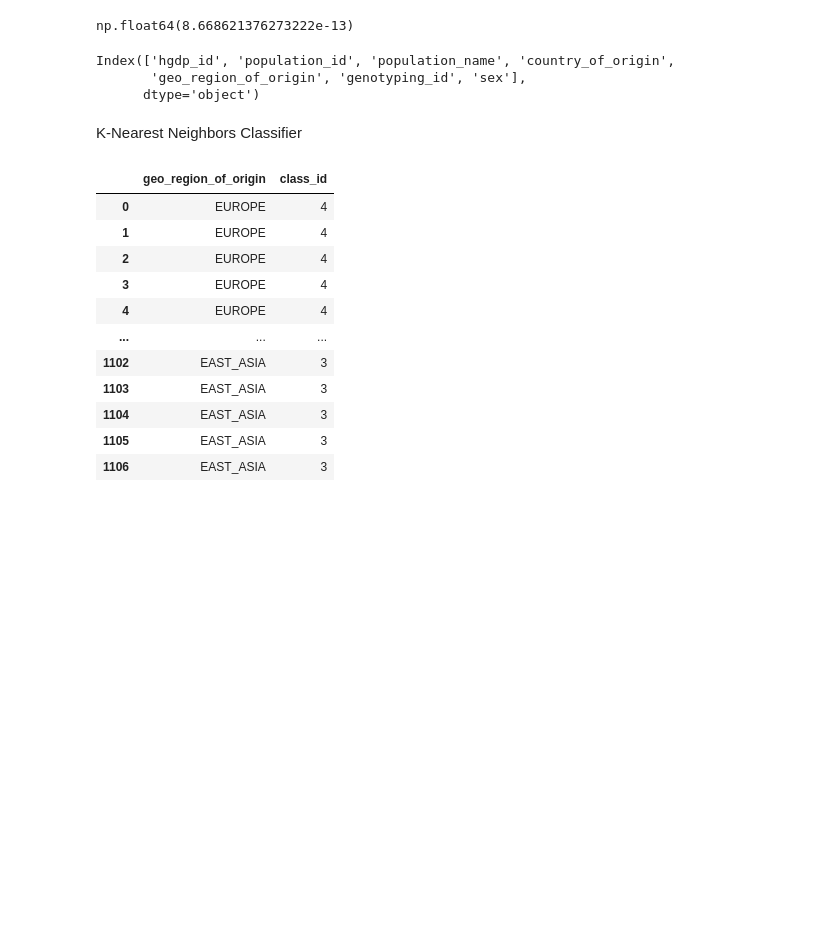
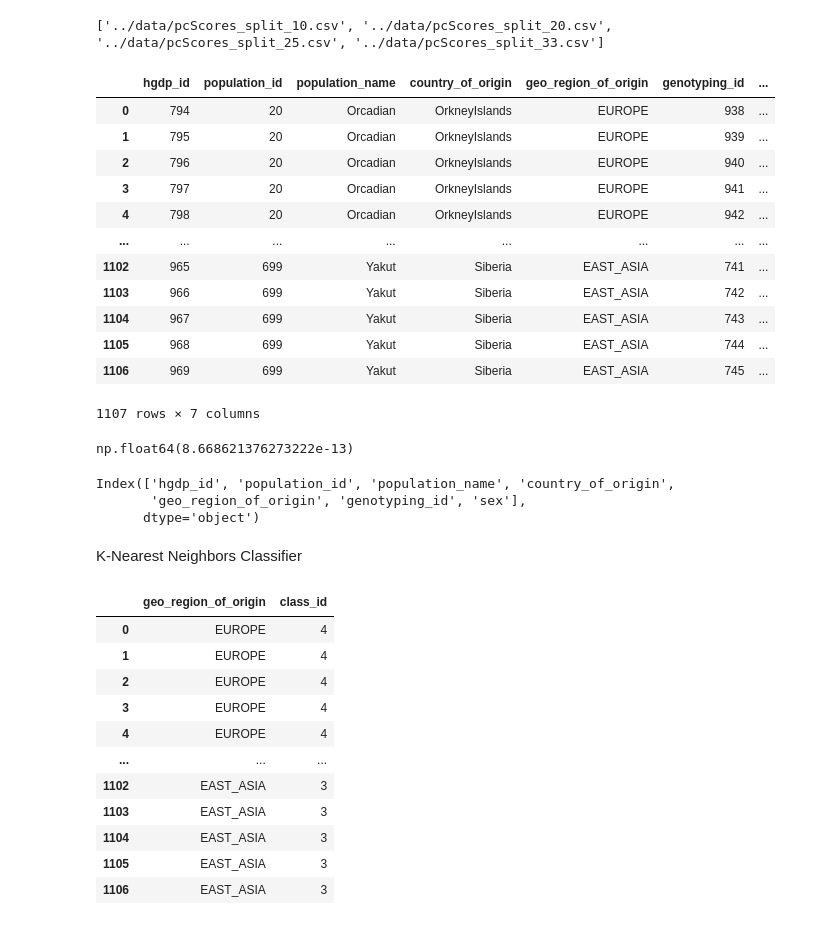
Before and after one commit to winch-jm/snp-pop-classification, a Jupyter notebook: notebooks/Classification.ipynb, the cells around one changed output. Saved outputs shown, nothing was run; the diff lists cells and outputs as text; code cells hidden in the pictures; blank space fills up the shorter version.

```diff
--- a/notebooks/Classification.ipynb
+++ b/notebooks/Classification.ipynb
@@ -3,6 +3,7 @@ import anndata as ad
 import pandas as pd
 import numpy as np
 import os
+import matplotlib.pyplot as plt
 
 meta = pd.read_csv('../data/metaDataIndex.csv')#.sort_values(by='genotyping_id').reset_index(drop=True)
 data = np.load('../data/normAlleleDosagemat.npy')
@@ -10,11 +11,30 @@ adata = ad.AnnData(X=data,obs=meta)
 
 data_dir = '../data'
 splits = sorted([os.path.join(data_dir,f) for f in os.listdir(data_dir) if f.startswith('pcScores')])
-
+print(splits)
 for s in splits:
     split_no = s.split('.')[2][-2:]
     pcs = pd.read_csv(s)
     adata.obsm[f'pcSplit_{split_no}'] = pcs.values[:,:-2].astype(float)
+    adata.obs['geo_region_of_origin'] = pcs.values[:,-2]
+# %% [output]
+['../data/pcScores_split_10.csv', '../data/pcScores_split_20.csv', '../data/pcScores_split_25.csv', '../data/pcScores_split_33.csv']
+# %%
+adata = ad.read_h5ad('filename')
+# %% [output]
+|  | hgdp_id | population_id | population_name | country_of_origin | geo_region_of_origin | genotyping_id | ... |
+| 0 | 794 | 20 | Orcadian | OrkneyIslands | EUROPE | 938 | ... |
+| 1 | 795 | 20 | Orcadian | OrkneyIslands | EUROPE | 939 | ... |
+| 2 | 796 | 20 | Orcadian | OrkneyIslands | EUROPE | 940 | ... |
+| 3 | 797 | 20 | Orcadian | OrkneyIslands | EUROPE | 941 | ... |
+| 4 | 798 | 20 | Orcadian | OrkneyIslands | EUROPE | 942 | ... |
+| ... | ... | ... | ... | ... | ... | ... | ... |
+| 1102 | 965 | 699 | Yakut | Siberia | EAST_ASIA | 741 | ... |
+| 1103 | 966 | 699 | Yakut | Siberia | EAST_ASIA | 742 | ... |
+| 1104 | 967 | 699 | Yakut | Siberia | EAST_ASIA | 743 | ... |
+| 1105 | 968 | 699 | Yakut | Siberia | EAST_ASIA | 744 | ... |
+| 1106 | 969 | 699 | Yakut | Siberia | EAST_ASIA | 745 | ... |
+1107 rows × 7 columns
 # %%
 adata.obsm['pcSplit_10'][:,-1].sum()
 # %% [output]
```
Also changed, not shown: parts of 2 cells of this notebook.
